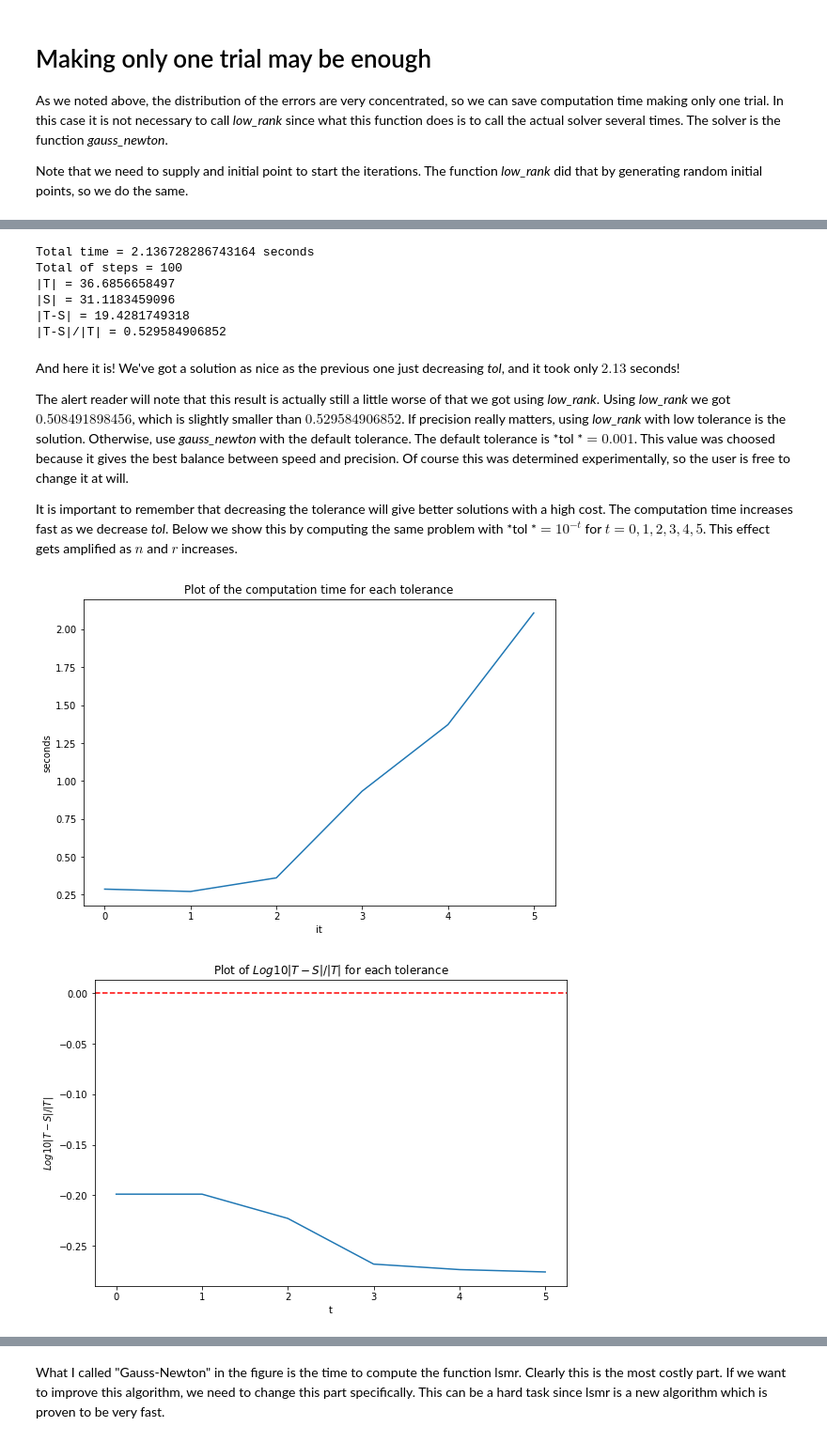
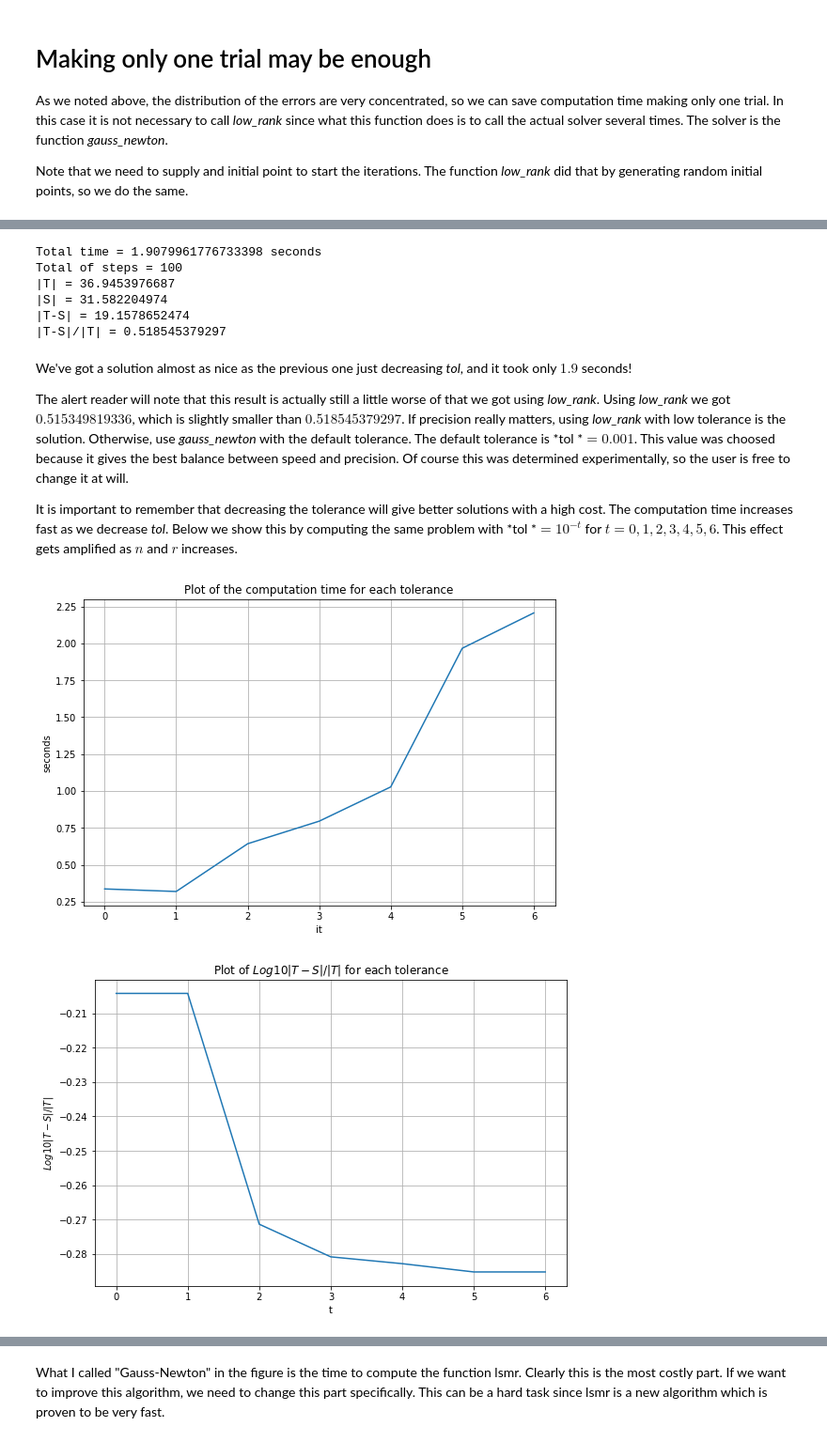
Before and after one commit to felipebottega/Tensor-Fox, a Jupyter notebook: example-tutorial.ipynb, the cells around one changed output, grey strips where cells are left out. Shown at 94% size. Drawn from its saved outputs; the diff is of its cells as text; code cells hidden in the pictures.

```diff
--- a/example-tutorial.ipynb
+++ b/example-tutorial.ipynb
@@ -180,6 +180,6 @@ If one is very much concerned about the precision, one idea is to decrease *tol*
 # %%
 #Decreasing the parameter tol.
-tol = 10**(-5)
+tol = 10**(-6)
 
 #Gauss-Newton method.
 start = time.time()
@@ -194,22 +194,22 @@ print('|S| =',Ssize)
 print('|T-S| =',errors[-1])
 print('|T-S|/|T| =',errors[-1]/Tsize)
 # %% [output]
-Total time = 2.136728286743164 seconds
+Total time = 1.9079961776733398 seconds
 Total of steps = 100
-|T| = 36.6856658497
-|S| = 31.1183459096
-|T-S| = 19.4281749318
-|T-S|/|T| = 0.529584906852
+|T| = 36.9453976687
+|S| = 31.582204974
+|T-S| = 19.1578652474
+|T-S|/|T| = 0.518545379297
 # %% [markdown]
-And here it is! We've got a solution as nice as the previous one just decreasing *tol*, and it took only $2.13$ seconds!
+We've got a solution almost as nice as the previous one just decreasing *tol*, and it took only $1.9$ seconds!
 
-The alert reader will note that this result is actually still a little worse of that we got using *low_rank*. Using *low_rank* we got $0.508491898456$, which is slightly smaller than $0.529584906852$. If precision really matters, using *low_rank* with low tolerance is the solution. Otherwise, use *gauss_newton* with the default tolerance. The default tolerance is *tol *$= 0.001$. This value was choosed because it gives the best balance between speed and precision. Of course this was determined experimentally, so the user is free to change it at will.
+The alert reader will note that this result is actually still a little worse of that we got using *low_rank*. Using *low_rank* we got $0.515349819336$, which is slightly smaller than $0.518545379297$. If precision really matters, using *low_rank* with low tolerance is the solution. Otherwise, use *gauss_newton* with the default tolerance. The default tolerance is *tol *$= 0.001$. This value was choosed because it gives the best balance between speed and precision. Of course this was determined experimentally, so the user is free to change it at will.
 
-It is important to remember that decreasing the tolerance will give better solutions with a high cost. The computation time increases fast as we decrease *tol*. Below we show this by computing the same problem with *tol *$= 10^{-t}$ for $t = 0,1,2,3,4,5$. This effect gets amplified as $n$ and $r$ increases.
+It is important to remember that decreasing the tolerance will give better solutions with a high cost. The computation time increases fast as we decrease *tol*. Below we show this by computing the same problem with *tol *$= 10^{-t}$ for $t = 0,1,2,3,4,5,6$. This effect gets amplified as $n$ and $r$ increases.
 # %%
-timing_tol = np.zeros(6)
-errors_tol = np.zeros(6)
-for t in range(0,6):
+timing_tol = np.zeros(7)
+errors_tol = np.zeros(7)
+for t in range(0,7):
     tol = 10**(-t)
     start = time.time()
     [x,S,step_sizes,errors,xpath] = gn.gauss_newton(T,L,X,Y,Z,r,n,maxit,tol)
@@ -218,19 +218,20 @@ for t in range(0,6):
 # %%
 plt.plot(timing_tol)
 plt.title('Plot of the computation time for each tolerance')
 plt.xlabel('it')
 plt.ylabel('seconds')
+plt.grid()
 plt.show()
 
-plt.axhline(y=0, color='r', linestyle='--')
 plt.plot(np.log10(errors_tol))
 plt.title('Plot of $Log10 \|T - S\|/|T|$ for each tolerance')
 plt.xlabel('t')
 plt.ylabel('$Log10 \|T - S\|/|T|$')
+plt.grid()
 plt.show()
 # %% [output]
-[figure, old version]
+[figure, new version]
-[figure, old version]
+[figure, new version]
 # %% [markdown]
 # Timing of Gauss-Newton
 
```
Also changed, not shown: parts of 15 cells of this notebook, 2 other files.
